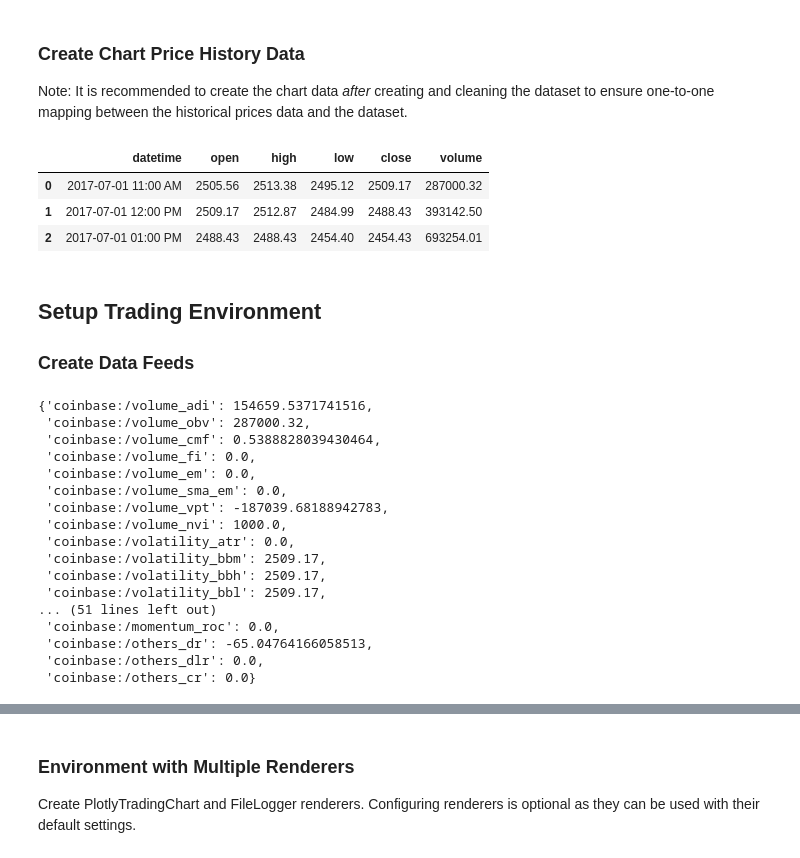
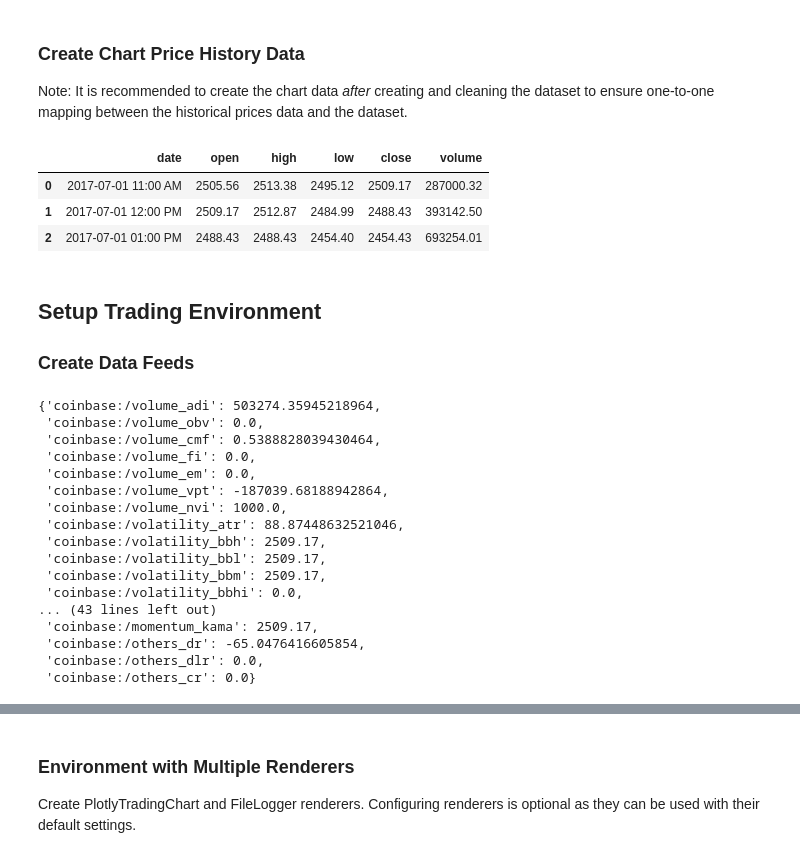
Before and after one commit to tensortrade-org/tensortrade, a Jupyter notebook: examples/renderers_and_plotly_chart.ipynb, the cells around one changed output, grey strips where cells are left out. Cells and saved outputs as stored; diff of their text form; code cells hidden in the pictures.

```diff
--- a/examples/renderers_and_plotly_chart.ipynb
+++ b/examples/renderers_and_plotly_chart.ipynb
@@ -9,6 +41,4 @@
 # %%
-import pandas as pd
-
 def load_csv(filename):
     df = pd.read_csv('data/' + filename, skiprows=1)
     df.drop(columns=['symbol', 'volume_btc'], inplace=True)
@@ -27,9 +57,6 @@ def load_csv(filename):
     # Format timestamps as you want them to appear on the chart buy/sell marks.
     df['date'] = df['date'].dt.strftime('%Y-%m-%d %I:%M %p')
 
-    # PlotlyTradingChart expects 'datetime' as the timestamps column name.
-    df.rename(columns={'date': 'datetime'}, inplace=True)
-
     return df
 # %%
 df = load_csv('Coinbase_BTCUSD_1h.csv')
@@ -61,12 +84,12 @@ dataset.head(3)
 ### Create Chart Price History Data
 Note: It is recommended to create the chart data *after* creating and cleaning the dataset to ensure one-to-one mapping between the historical prices data and the dataset.
 # %%
-price_history = dataset[['datetime', 'open', 'high', 'low', 'close', 'volume']]  # chart data
+price_history = dataset[['date', 'open', 'high', 'low', 'close', 'volume']]  # chart data
 display(price_history.head(3))
 
-dataset.drop(columns=['datetime', 'open', 'high', 'low', 'close', 'volume'], inplace=True)
+dataset.drop(columns=['date', 'open', 'high', 'low', 'close', 'volume'], inplace=True)
 # %% [output]
-|  | datetime | open | high | low | close | volume |
+|  | date | open | high | low | close | volume |
 | 0 | 2017-07-01 11:00 AM | 2505.56 | 2513.38 | 2495.12 | 2509.17 | 287000.32 |
 | 1 | 2017-07-01 12:00 PM | 2509.17 | 2512.87 | 2484.99 | 2488.43 | 393142.50 |
 | 2 | 2017-07-01 01:00 PM | 2488.43 | 2488.43 | 2454.40 | 2454.43 | 693254.01 |
@@ -74,14 +97,8 @@ dataset.drop(columns=['datetime', 'open', 'high', 'low', 'close', 'volume'], inp
 ## Setup Trading Environment
 ### Create Data Feeds
 # %%
-from tensortrade.exchanges import Exchange
-from tensortrade.exchanges.services.execution.simulated import execute_order
-from tensortrade.data import Stream, DataFeed, Module
-from tensortrade.instruments import USD, BTC
-from tensortrade.wallets import Wallet, Portfolio
-
 coinbase = Exchange("coinbase", service=execute_order)(
-    Stream("USD-BTC", price_history['close'].tolist())
+    Stream.source(price_history['close'].tolist(), dtype="float").rename("USD-BTC")
 )
 
 portfolio = Portfolio(USD, [
@@ -89,27 +106,27 @@ portfolio = Portfolio(USD, [
     Wallet(coinbase, 10 * BTC),
 ])
 
-with Module("coinbase") as coinbase_ns:
-    nodes = [Stream(name, dataset[name].tolist()) for name in dataset.columns]
+with NameSpace("coinbase"):
+    streams = [Stream.source(dataset[c].tolist(), dtype="float").rename(c) for c in dataset.columns]
 
-feed = DataFeed([coinbase_ns])
+feed = DataFeed(streams)
 feed.next()
 # %% [output]
-{'coinbase:/volume_adi': 154659.5371741516,
- 'coinbase:/volume_obv': 287000.32,
+{'coinbase:/volume_adi': 503274.35945218964,
+ 'coinbase:/volume_obv': 0.0,
  'coinbase:/volume_cmf': 0.5388828039430464,
  'coinbase:/volume_fi': 0.0,
  'coinbase:/volume_em': 0.0,
- 'coinbase:/volume_sma_em': 0.0,
- 'coinbase:/volume_vpt': -187039.68188942783,
+ 'coinbase:/volume_vpt': -187039.68188942864,
  'coinbase:/volume_nvi': 1000.0,
- 'coinbase:/volatility_atr': 0.0,
- 'coinbase:/volatility_bbm': 2509.17,
+ 'coinbase:/volatility_atr': 88.87448632521046,
  'coinbase:/volatility_bbh': 2509.17,
  'coinbase:/volatility_bbl': 2509.17,
-... (51 lines left out)
- 'coinbase:/momentum_roc': 0.0,
- 'coinbase:/others_dr': -65.04764166058513,
+ 'coinbase:/volatility_bbm': 2509.17,
+ 'coinbase:/volatility_bbhi': 0.0,
+... (43 lines left out)
+ 'coinbase:/momentum_kama': 2509.17,
+ 'coinbase:/others_dr': -65.0476416605854,
  'coinbase:/others_dlr': 0.0,
  'coinbase:/others_cr': 0.0}
 # %% [markdown]
```
Also changed, not shown: parts of 14 cells of this notebook, 2 other files.
